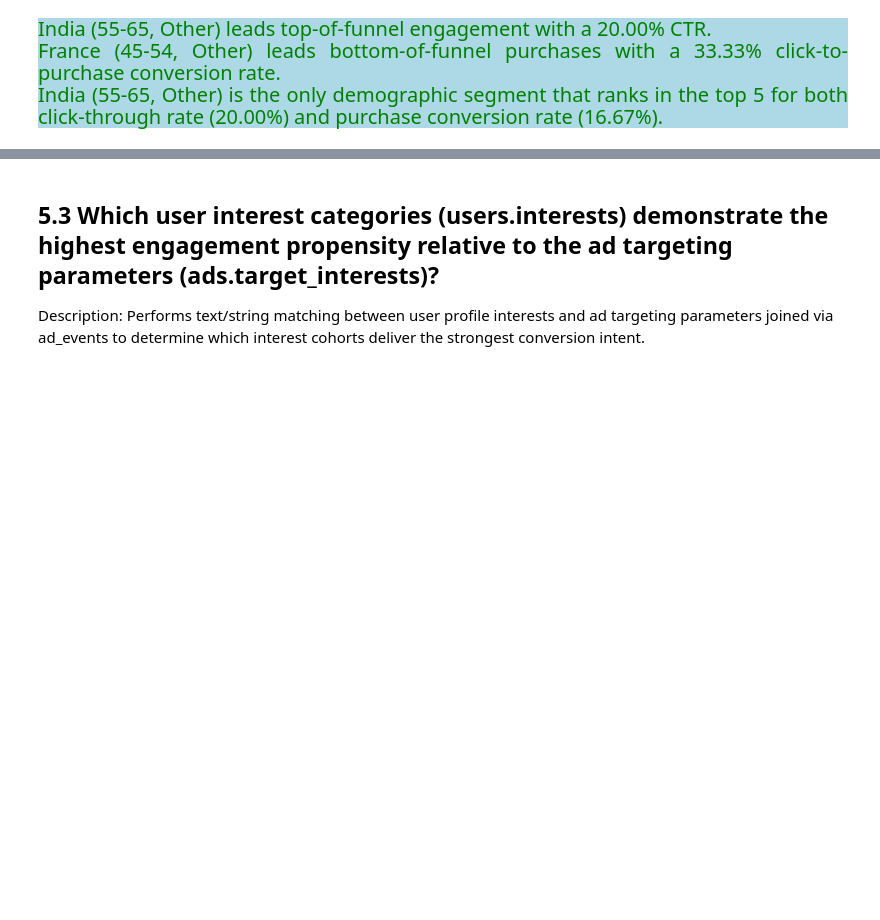
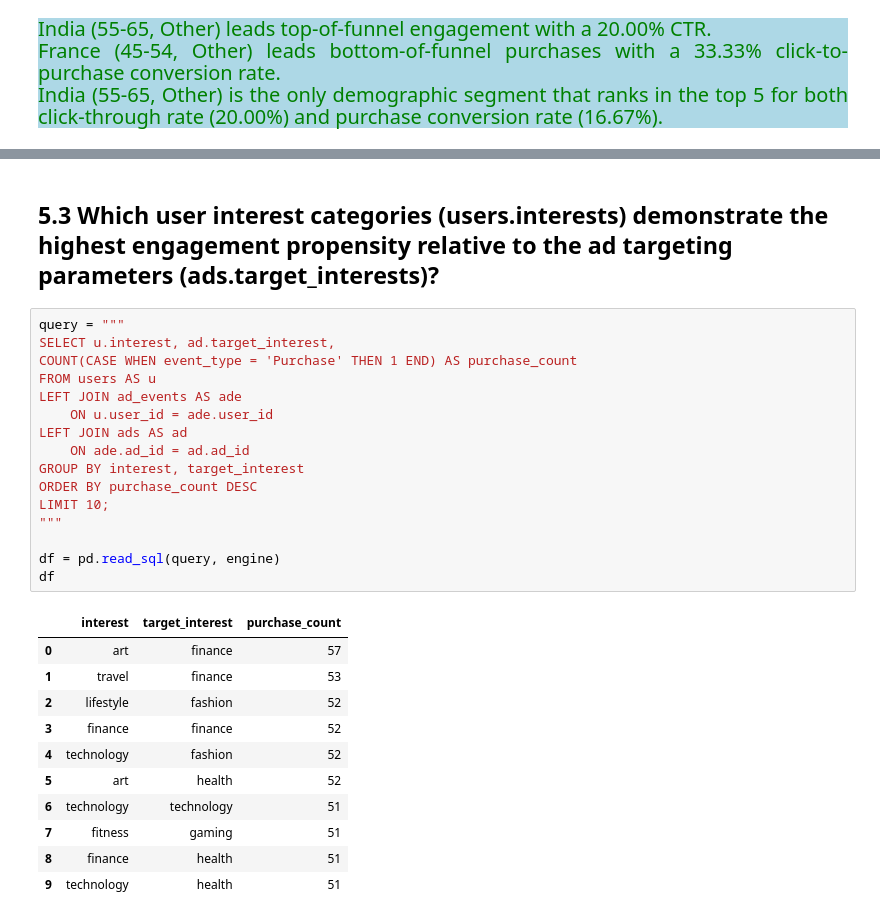
Before and after one commit to Kartika-Nidhi/Social_Media_Ads_Performance_Analysis_SQL, a Jupyter notebook: SocialMediaAdsPerformance.ipynb, the cells around one changed output, grey strips where cells are left out. Cells and saved outputs as stored; diff of their text form; blank space fills up the shorter version.

```diff
--- a/SocialMediaAdsPerformance.ipynb
+++ b/SocialMediaAdsPerformance.ipynb
@@ -850,6 +930,31 @@ Description: Groups ad_events by day_of_week and time_of_day filtering for high-
 <div>
 # %% [markdown]
 ## 5.3 Which user interest categories (users.interests) demonstrate the highest engagement propensity relative to the ad targeting parameters (ads.target_interests)?
-
-
-Description: Performs text/string matching between user profile interests and ad targeting parameters joined via ad_events to determine which interest cohorts deliver the strongest conversion intent.
+# %%
+query = """
+SELECT u.interest, ad.target_interest,
+COUNT(CASE WHEN event_type = 'Purchase' THEN 1 END) AS purchase_count
+FROM users AS u
+LEFT JOIN ad_events AS ade
+    ON u.user_id = ade.user_id
+LEFT JOIN ads AS ad
+    ON ade.ad_id = ad.ad_id
+GROUP BY interest, target_interest
+ORDER BY purchase_count DESC
+LIMIT 10;
+"""
+
+df = pd.read_sql(query, engine)
+df
+# %% [output]
+|  | interest | target_interest | purchase_count |
+| 0 | art | finance | 57 |
+| 1 | travel | finance | 53 |
+| 2 | lifestyle | fashion | 52 |
+| 3 | finance | finance | 52 |
+| 4 | technology | fashion | 52 |
+| 5 | art | health | 52 |
+| 6 | technology | technology | 51 |
+| 7 | fitness | gaming | 51 |
+| 8 | finance | health | 51 |
+| 9 | technology | health | 51 |
```
Also changed, not shown: parts of 9 cells of this notebook.
